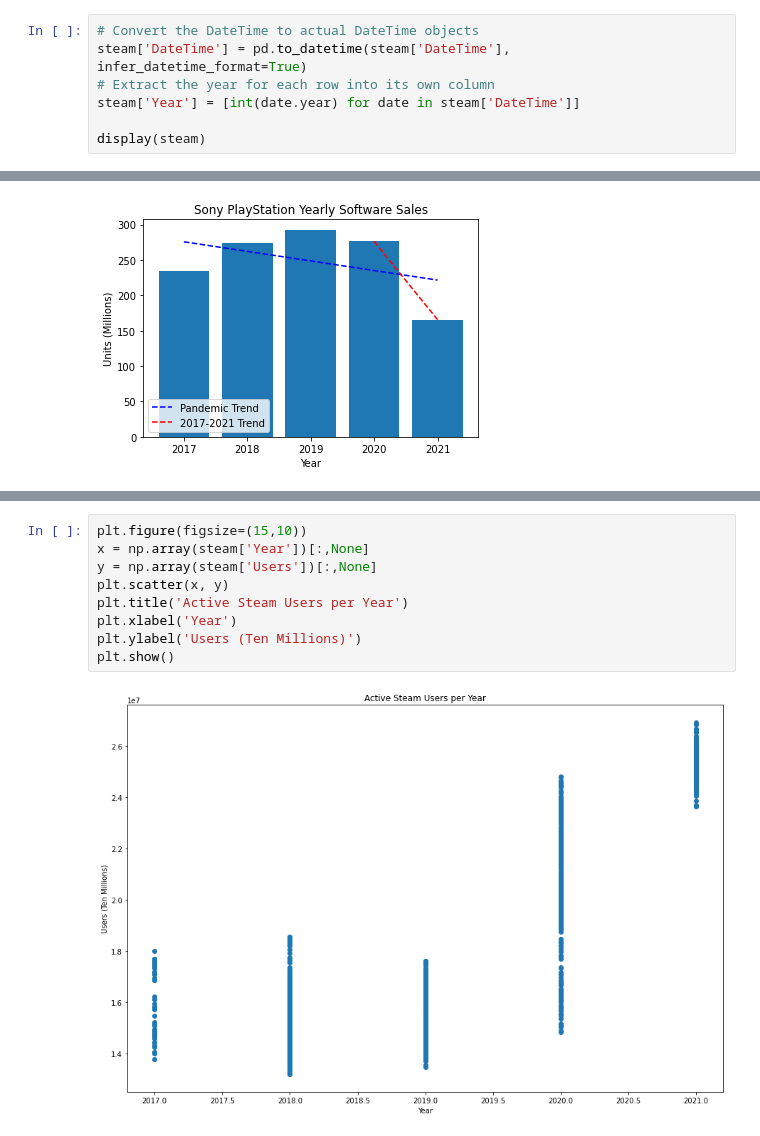
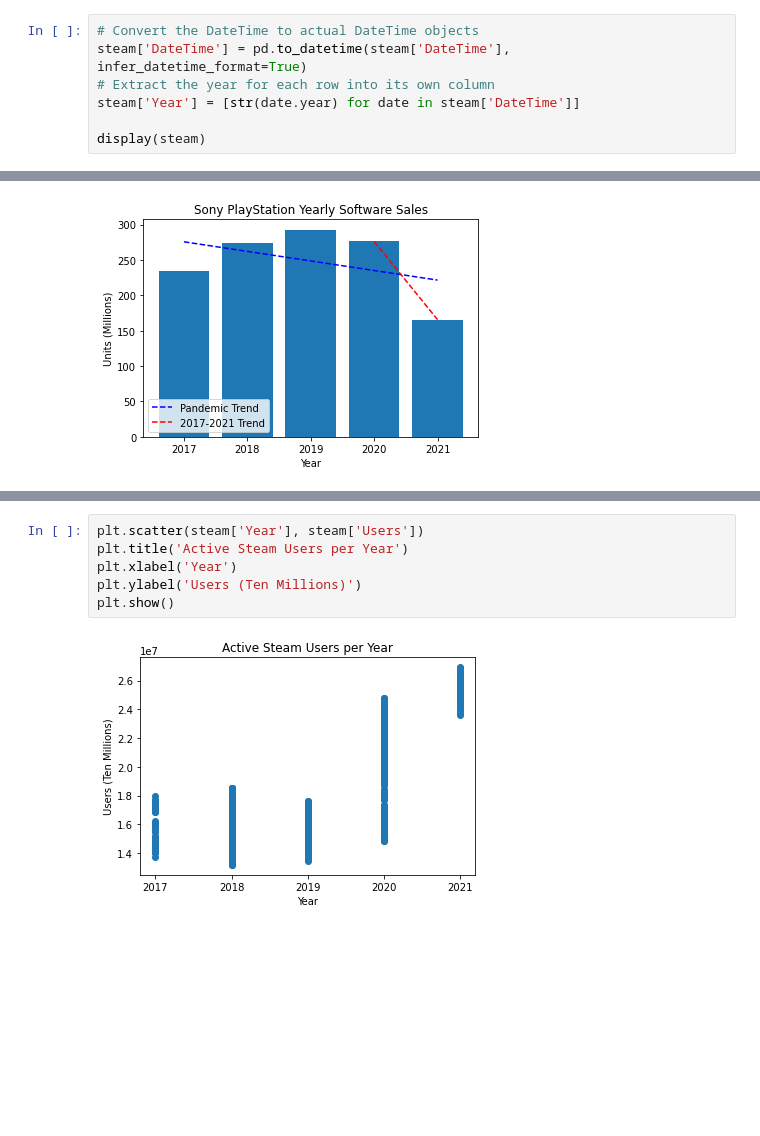
Before and after one commit to codenobacon4u/cmsc320-final-pandemic-gaming, a Jupyter notebook: FinalTutorial.ipynb, the cells around one changed output, grey strips where cells are left out. Saved outputs shown, nothing was run; the diff lists cells and outputs as text; blank space fills up the shorter version.

```diff
--- a/FinalTutorial.ipynb
+++ b/FinalTutorial.ipynb
@@ -234,7 +235,7 @@ For the steam data, we can't to the same manipulations to organize the data simi
 # Convert the DateTime to actual DateTime objects
 steam['DateTime'] = pd.to_datetime(steam['DateTime'], infer_datetime_format=True)
 # Extract the year for each row into its own column
-steam['Year'] = [int(date.year) for date in steam['DateTime']]
+steam['Year'] = [str(date.year) for date in steam['DateTime']]
 
 display(steam)
 # %% [output]
@@ -366,12 +369,9 @@ plt.show()
 # %%
-plt.figure(figsize=(15,10))
-x = np.array(steam['Year'])[:,None]
-y = np.array(steam['Users'])[:,None]
-plt.scatter(x, y)
+plt.scatter(steam['Year'], steam['Users'])
 plt.title('Active Steam Users per Year')
 plt.xlabel('Year')
 plt.ylabel('Users (Ten Millions)')
 plt.show()
 # %% [output]
-[figure, old version]
+[figure, new version]
 # %%
```
Also changed, not shown: parts of 15 cells of this notebook, 1 other file.
